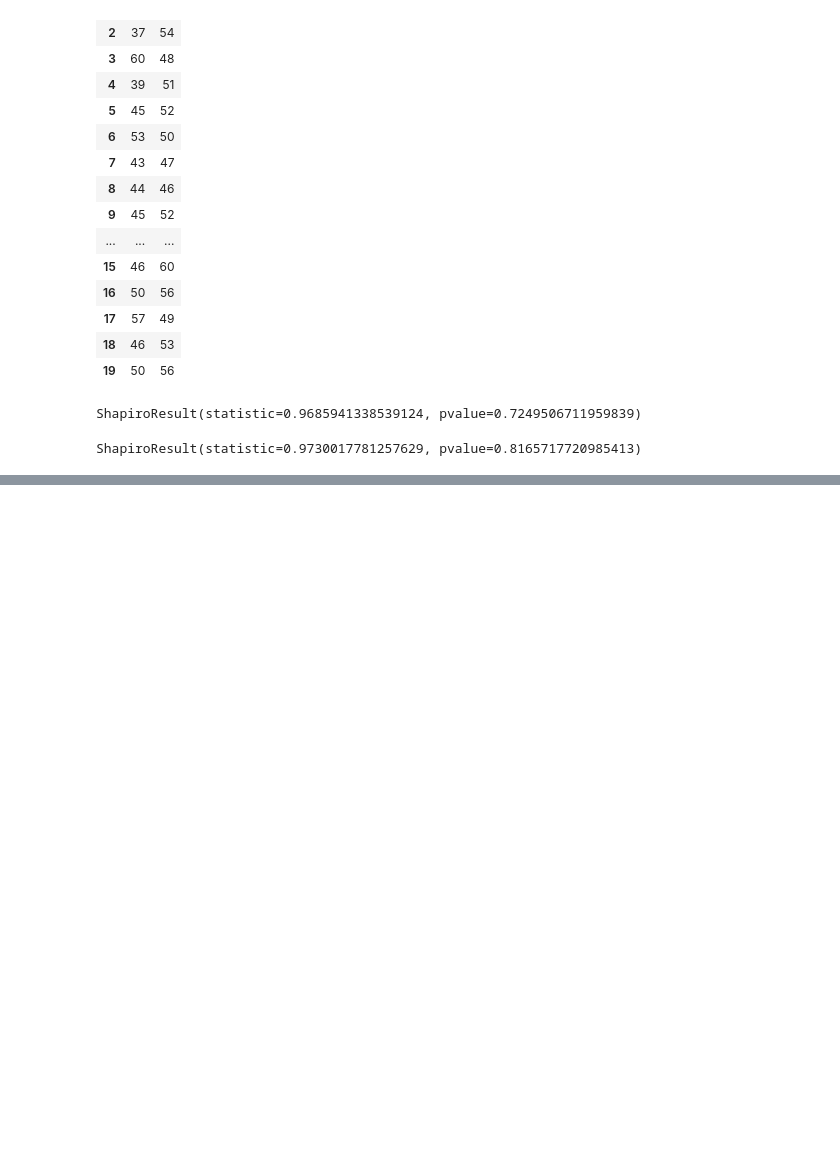
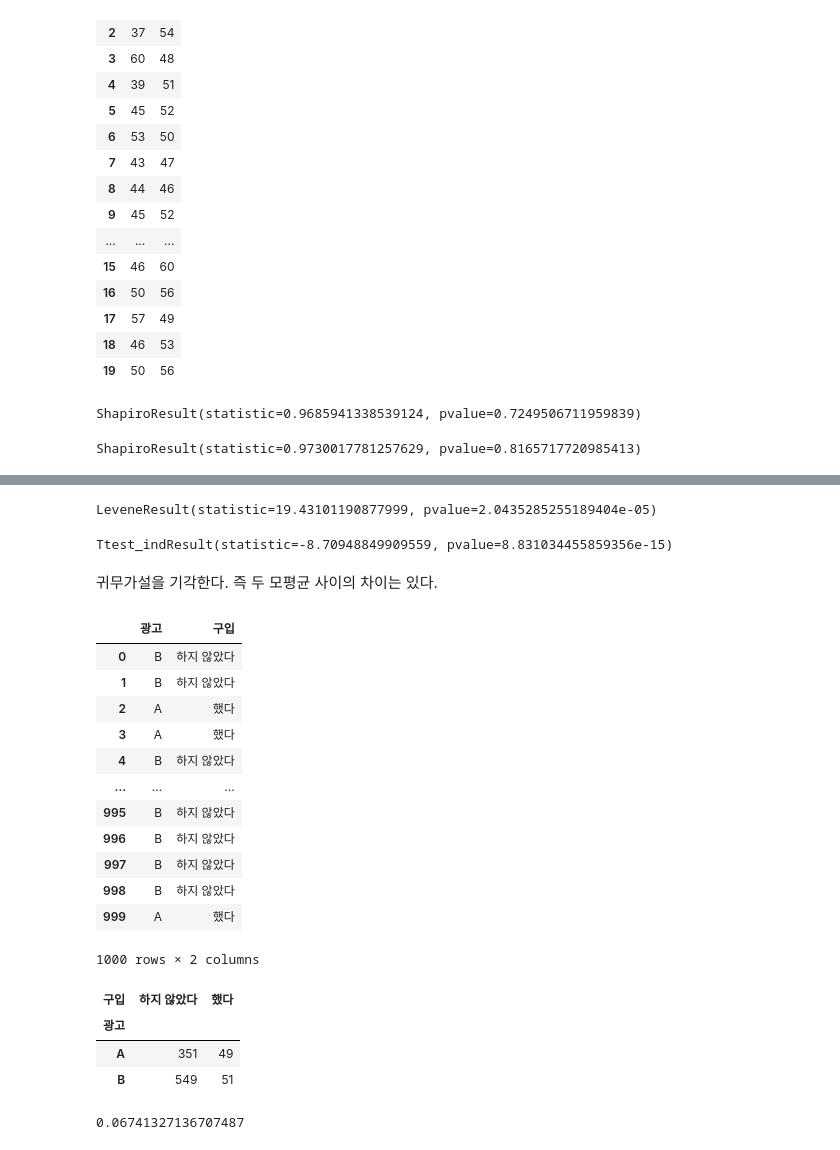
Before and after one commit to teng-ny/ADPStudy, a Jupyter notebook: 통계분석/통계 문제 연습.ipynb, the cells around one changed output, grey strips where cells are left out. Saved outputs shown, nothing was run; the diff lists cells and outputs as text; code cells hidden in the pictures; blank space fills up the shorter version.

```diff
--- a/통계분석/통계 문제 연습.ipynb
+++ b/통계분석/통계 문제 연습.ipynb
@@ -286,0 +313,37 @@ ShapiroResult(statistic=0.9730017781257629, pvalue=0.8165717720985413)
+# %%
+#정규분포 가정
+stats.levene(female, male)
+# %% [output]
+LeveneResult(statistic=19.43101190877999, pvalue=2.0435285255189404e-05)
+# %%
+stats.ttest_ind(female, male, equal_var=False)
+# %% [output]
+Ttest_indResult(statistic=-8.70948849909559, pvalue=8.831034455859356e-15)
+# %% [markdown]
+귀무가설을 기각한다. 즉 두 모평균 사이의 차이는 있다.
+# %%
+data=pd.read_csv("ch11_ad.csv")
+data
+# %% [output]
+|  | 광고 | 구입 |
+| 0 | B | 하지 않았다 |
+| 1 | B | 하지 않았다 |
+| 2 | A | 했다 |
+| 3 | A | 했다 |
+| 4 | B | 하지 않았다 |
+| ... | ... | ... |
+| 995 | B | 하지 않았다 |
+| 996 | B | 하지 않았다 |
+| 997 | B | 하지 않았다 |
+| 998 | B | 하지 않았다 |
+| 999 | A | 했다 |
+1000 rows × 2 columns
+# %%
+n=len(data)
+cross=pd.crosstab(data['광고'], data['구입'])
+cross
+# %% [output]
+| 구입 | 하지 않았다 | 했다 |
+| 광고 |  |  |
+| A | 351 | 49 |
+| B | 549 | 51 |
@@ -286,0 +353,4 @@ ShapiroResult(statistic=0.9730017781257629, pvalue=0.8165717720985413)
+# %%
+p
+# %% [output]
+0.06741327136707487
```
Also changed, not shown: parts of 17 cells of this notebook.
